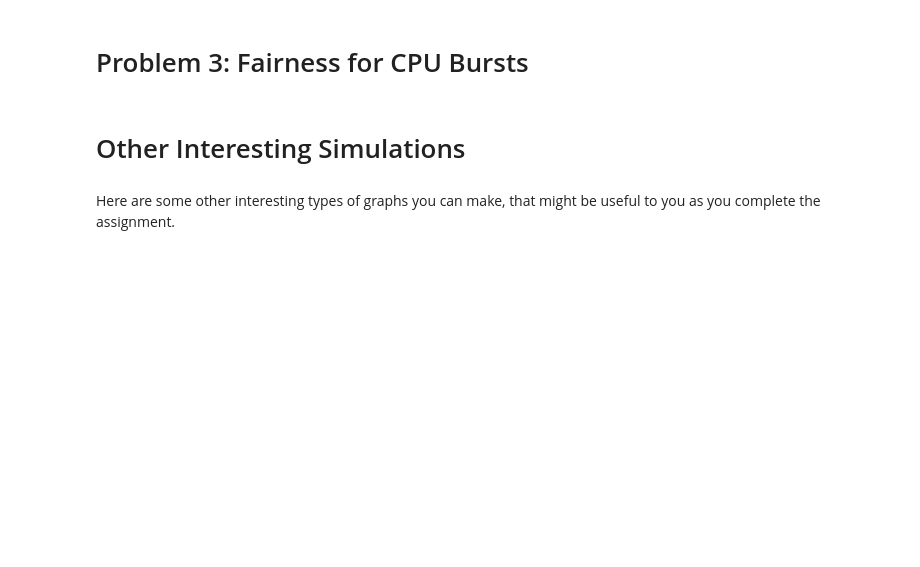
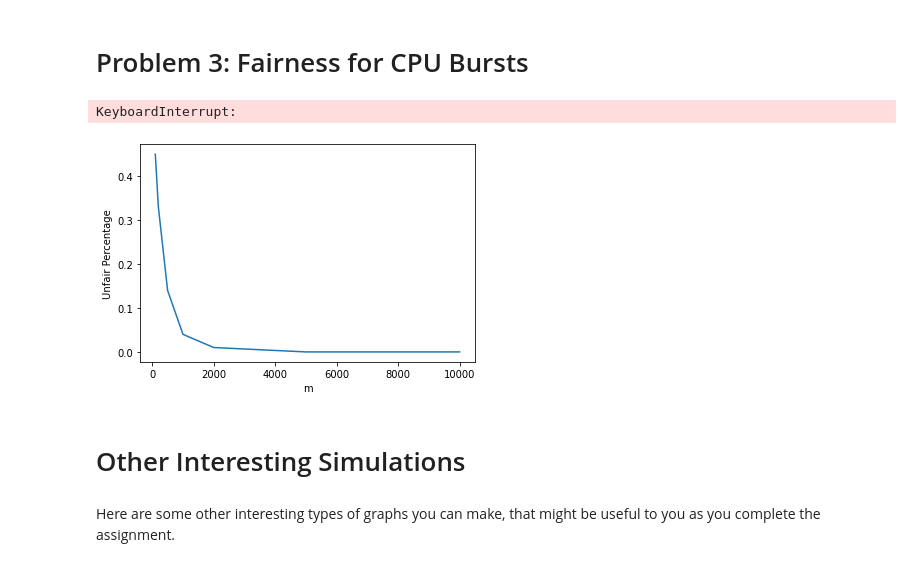
Before and after one commit to yuhengfdada/CS162-Group, a Jupyter notebook: schedlab/scheduling.ipynb, the cells around one changed output. Drawn from its saved outputs; the diff is of its cells as text; code cells hidden in the pictures; blank space fills up the shorter version.

Commit message:
task 3 completed

```diff
--- a/schedlab/scheduling.ipynb
+++ b/schedlab/scheduling.ipynb
@@ -1020,9 +1021,15 @@ plt.show()
 # %%
 import bisect
 
+def helper(iterator):
+    return lambda rt: next(iterator)
+
+#lmbda mean of the length of the burst
 def create_problem3_task(lmbda, num_bursts):
     # YOUR CODE HERE
-    pass
+    distribution = np.random.exponential(lmbda, num_bursts)
+    iterator = iter(distribution)
+    return Task(0, sum(distribution), helper(iterator), nowait)
 
 def create_problem3_workload(lmbda, num_bursts):
     task_S = create_problem3_task(lmbda, num_bursts)
@@ -1037,7 +1044,7 @@ unfair_count = 0
 fair_count = 0
 
 for _ in range(TRIALS):
-    fcfs_cpu = fcfs(create_problem3_workload(1.0, 100), False)
+    fcfs_cpu = fcfs(create_problem3_workload(1.0, 10000), False)
     elapsed_0 = fcfs_cpu.threads[0].elapsed_time
     elapsed_1 = fcfs_cpu.threads[1].elapsed_time
     if elapsed_0 / elapsed_1 > N or elapsed_1 / elapsed_0 > N:
@@ -1046,6 +1053,35 @@ for _ in range(TRIALS):
         fair_count += 1
 
 print("Fraction of runs that were unfair:", unfair_count / (fair_count + unfair_count))
+# %% [output]
+KeyboardInterrupt:
+# %%
+m_s = [100, 200, 500, 1000, 2000, 5000, 10000]
+ratios = []
+
+TRIALS = 100
+N = 1.1
+
+for m in m_s:
+    unfair_count = 0
+    fair_count = 0
+
+    for _ in range(TRIALS):
+        fcfs_cpu = fcfs(create_problem3_workload(1.0, m), False)
+        elapsed_0 = fcfs_cpu.threads[0].elapsed_time
+        elapsed_1 = fcfs_cpu.threads[1].elapsed_time
+        if elapsed_0 / elapsed_1 > N or elapsed_1 / elapsed_0 > N:
+            unfair_count += 1
+        else:
+            fair_count += 1
+    ratios.append(unfair_count / (fair_count + unfair_count))
+# %%
+plt.xlabel("m")
+plt.ylabel("Unfair Percentage")
+plt.plot(m_s, ratios)
+plt.show()
+# %% [output]
+[figure, added]
 # %% [markdown]
 # Other Interesting Simulations
 # %% [markdown]
```
Also changed, not shown: parts of 3 cells of this notebook.
